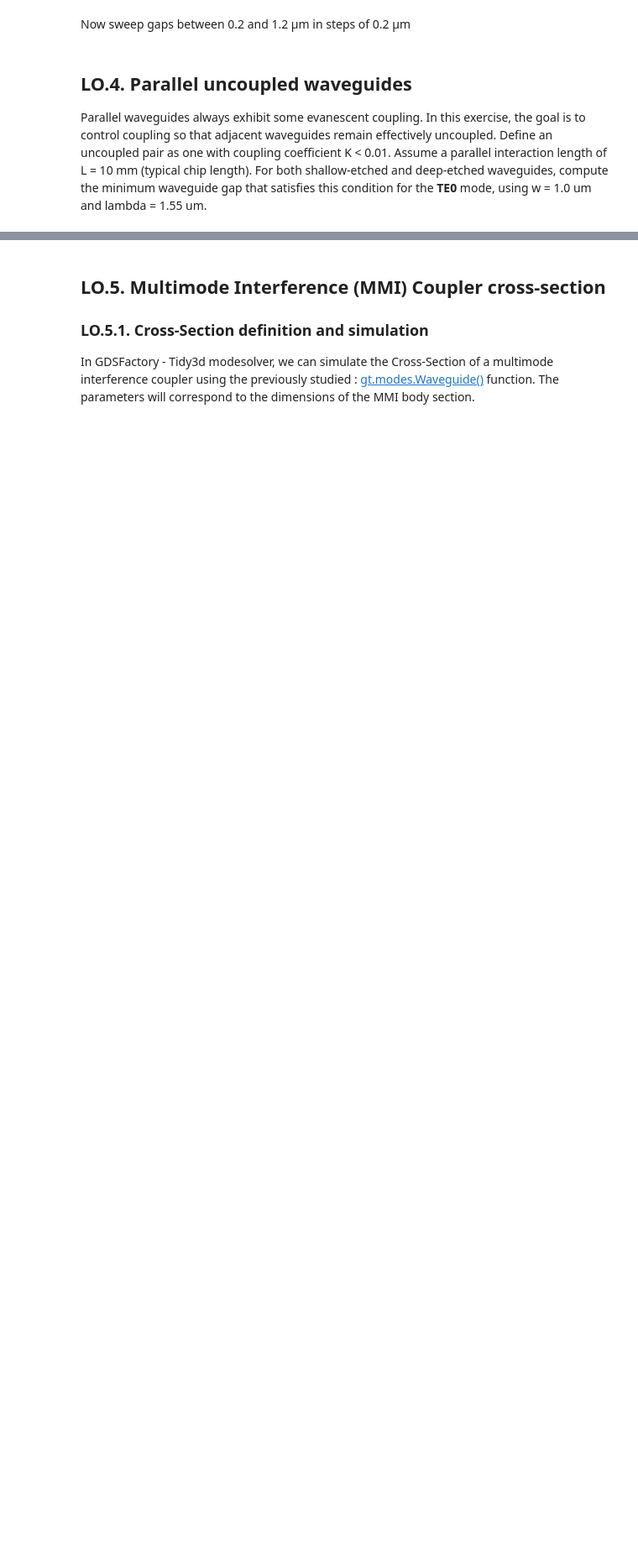
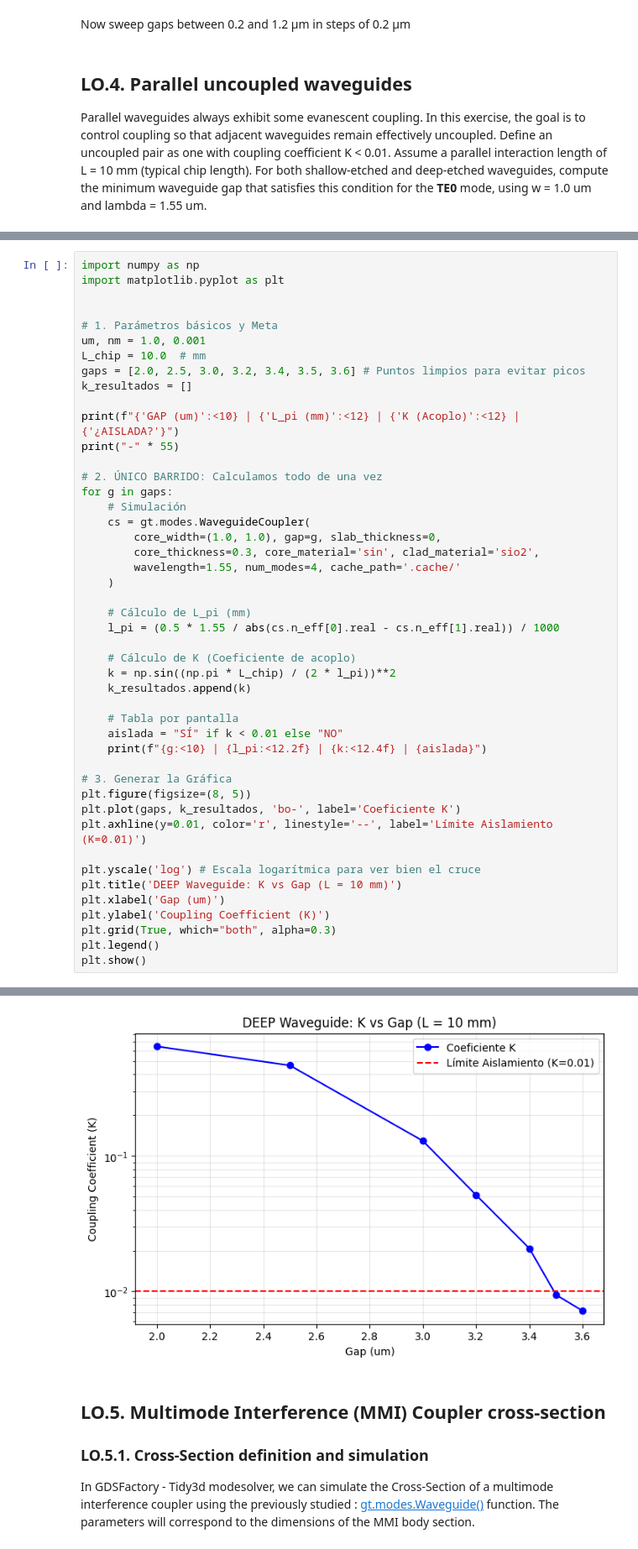
Before and after one commit to cdjuacor/cifoin-lab2, a Jupyter notebook: COUPLERS_Student.ipynb, the cells around one changed output, grey strips where cells are left out. Shown at 84% size. Cells and saved outputs as stored; diff of their text form; blank space fills up the shorter version.

```diff
--- a/COUPLERS_Student.ipynb
+++ b/COUPLERS_Student.ipynb
@@ -401,0 +305,47 @@ GAP (um)   | L_pi (mm)    | ¿AISLADA?
+# %%
+import numpy as np
+import matplotlib.pyplot as plt
+
+
+# 1. Parámetros básicos y Meta
+um, nm = 1.0, 0.001
+L_chip = 10.0  # mm
+gaps = [2.0, 2.5, 3.0, 3.2, 3.4, 3.5, 3.6] # Puntos limpios para evitar picos
+k_resultados = []
+
+print(f"{'GAP (um)':<10} | {'L_pi (mm)':<12} | {'K (Acoplo)':<12} | {'¿AISLADA?'}")
+print("-" * 55)
+
+# 2. ÚNICO BARRIDO: Calculamos todo de una vez
+for g in gaps:
+    # Simulación
+    cs = gt.modes.WaveguideCoupler(
+        core_width=(1.0, 1.0), gap=g, slab_thickness=0,
+        core_thickness=0.3, core_material='sin', clad_material='sio2',
+        wavelength=1.55, num_modes=4, cache_path='.cache/'
+    )
+
+    # Cálculo de L_pi (mm)
+    l_pi = (0.5 * 1.55 / abs(cs.n_eff[0].real - cs.n_eff[1].real)) / 1000
+
+    # Cálculo de K (Coeficiente de acoplo)
+    k = np.sin((np.pi * L_chip) / (2 * l_pi))**2
+    k_resultados.append(k)
+
+    # Tabla por pantalla
+    aislada = "SÍ" if k < 0.01 else "NO"
+    print(f"{g:<10} | {l_pi:<12.2f} | {k:<12.4f} | {aislada}")
+
+# 3. Generar la Gráfica
+plt.figure(figsize=(8, 5))
+plt.plot(gaps, k_resultados, 'bo-', label='Coeficiente K')
+plt.axhline(y=0.01, color='r', linestyle='--', label='Límite Aislamiento (K=0.01)')
+
+plt.yscale('log') # Escala logarítmica para ver bien el cruce
+plt.title('DEEP Waveguide: K vs Gap (L = 10 mm)')
+plt.xlabel('Gap (um)')
+plt.ylabel('Coupling Coefficient (K)')
+plt.grid(True, which="both", alpha=0.3)
+plt.legend()
+plt.show()
+# %% [output]
@@ -402,3 +368,4 @@ GAP (um)   | L_pi (mm)    | ¿AISLADA?
+[figure, added]
 # %% [markdown]
 ## LO.5. Multimode Interference (MMI) Coupler cross-section
 
```
Also changed, not shown: parts of 3 cells of this notebook.
